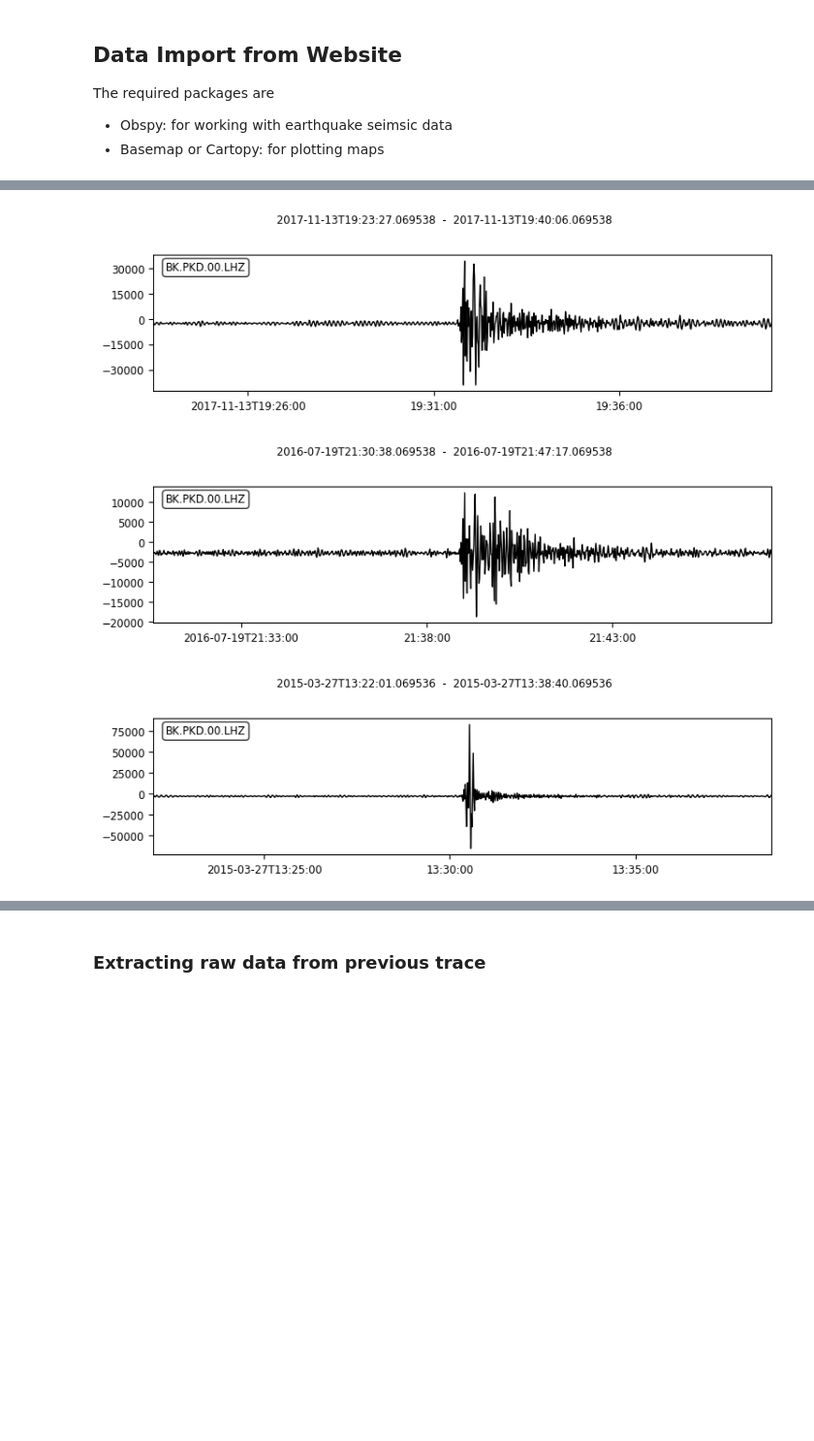
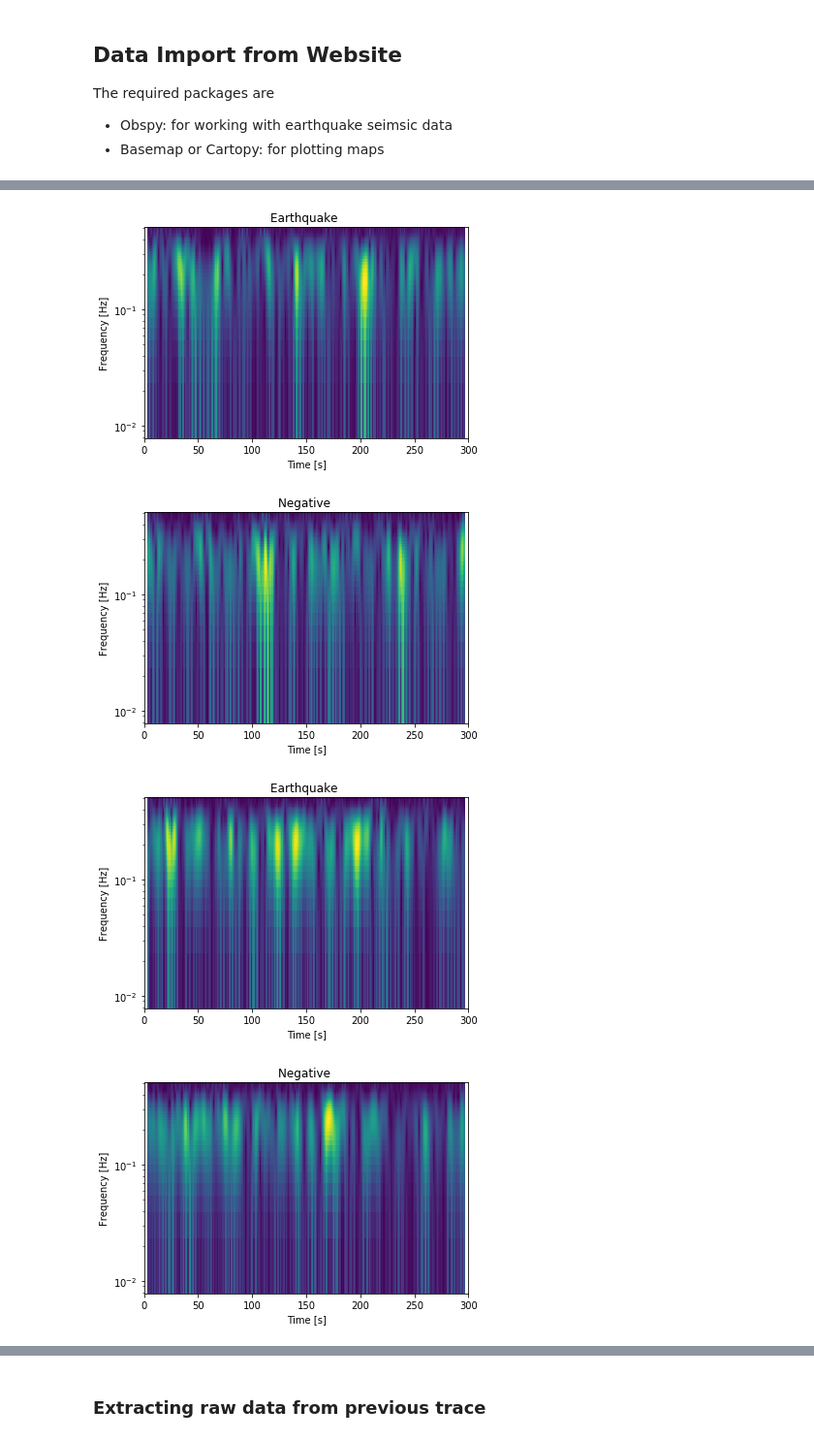
Before and after one commit to MosGeo/TerraeMotus, a Jupyter notebook: Prototype.ipynb, the cells around one changed output, grey strips where cells are left out. Shown: that part at 97% size. Drawn from its saved outputs; the diff is of its cells as text; code cells hidden in the pictures; blank space fills up the shorter version.

```diff
--- a/Prototype.ipynb
+++ b/Prototype.ipynb
@@ -21,8 +24,8 @@ stationName      = "PKD"
 clientName       = "NCEDC"
 starttime        = UTCDateTime("2000-01-01")
 endtime          = UTCDateTime("2018-04-06")
-maxRadius        = 1
-minMagnitude     = 4
+maxRadius        = .1
+minMagnitude     = 3
 channelName      = "LHZ"
 
 client = Client(clientName)
@@ -44,21 +50,46 @@ To see all events call 'print(CatalogObject.__str__(print_all=True))'
 # %%
 model = TauPyModel(model="iasp91")
 nEvents = len(cat)
-for i in range(0, 3):
+dataList  = []
+labelList = []
+timeList = []
+streamList  =[]
+
+for i in range(0, nEvents):
     try:
         event = cat[i]
         origin = event.origins[0]
         distance, _, _ = gps2dist_azimuth(origin.latitude, origin.longitude, station.latitude, station.longitude)
         distance = kilometer2degrees(distance / 1e3)
         arrivals = model.get_travel_times(origin.depth / 1e3, distance)
         #print(arrivals)
         traveltime = arrivals[0].time
         arrival_time = origin.time + traveltime
-        st = client.get_waveforms(network=networkName, station=stationName, location="00", channel=channelName, starttime=arrival_time-500, endtime=arrival_time+500)
-        st.plot()
+
+        # Get the earthquake signal and store its needed information
+        st = client.get_waveforms(network=networkName, station=stationName, location="00", channel=channelName, starttime=arrival_time-400, endtime=arrival_time-100)
+        streamList.append(st)
+        st.spectrogram(log=True, wlen=10, title='Earthquake ' )
+        # st.plot()
+        trace = st.pop()
+        dataList.append(trace.data)
+        timeList.append(trace.times('matplotlib'))
+        labelList.append(1)
+
+        # Get a non earthquake signal and store its needed information
+        st = client.get_waveforms(network=networkName, station=stationName, location="00", channel=channelName, starttime=arrival_time-8700, endtime=arrival_time-8400)
+        streamList.append(st)
+        st.spectrogram(log=True, wlen=10, title='Negative ' )
+        # st.plot()
+        trace = st.pop()
+        dataList.append(trace.data)
+        timeList.append(trace.times('matplotlib'))
+        labelList.append(0)
+
     except:
         pass
 # %% [output]
-[figure, old version]
+[figure, new version]
-[figure, old version]
+[figure, new version]
-[figure, old version]
+[figure, new version]
+[figure, added]
```
Also changed, not shown: parts of 12 cells of this notebook, 11 other files.
